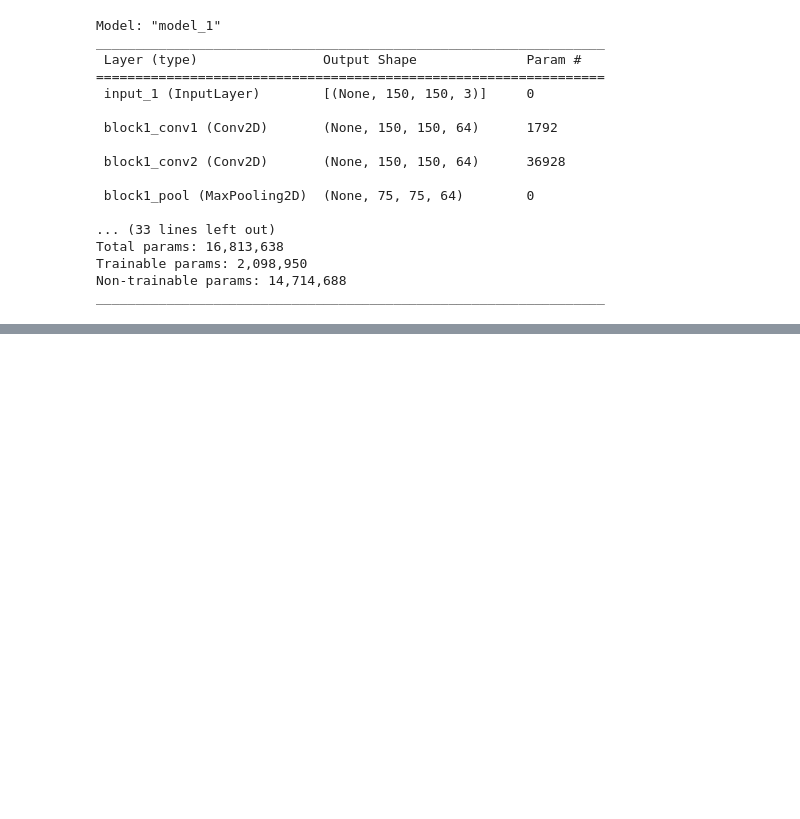
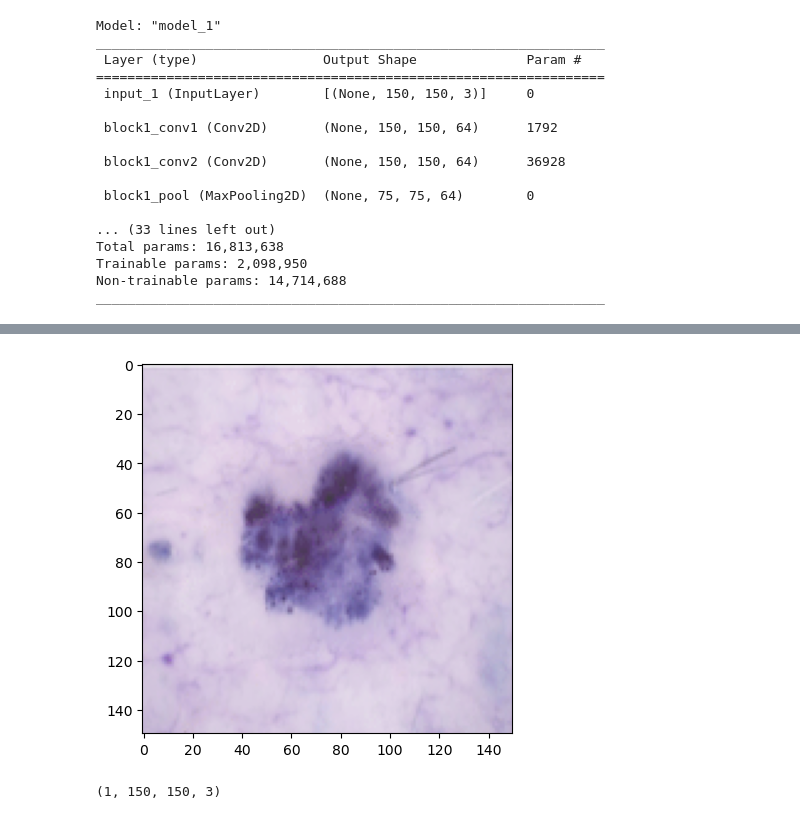
Before and after one commit to wwwxkz/CCTV-Skin-lesion-model, a Jupyter notebook: code.ipynb, the cells around one changed output, grey strips where cells are left out. Cells and saved outputs as stored; diff of their text form; code cells hidden in the pictures; blank space fills up the shorter version.

```diff
--- a/code.ipynb
+++ b/code.ipynb
@@ -25,0 +53,11 @@ _________________________________________________________________
+# %%
+plt.imshow(image)
+plt.show()
+# %% [output]
+[figure, added]
+# %%
+image_array = np.array(image)/255.0 # Normalize array values to 0-1
+image_array = image_array[np.newaxis, ...]
+image_array.shape
+# %% [output]
+(1, 150, 150, 3)
```
Also changed, not shown: parts of 8 cells of this notebook, 1 other file.
